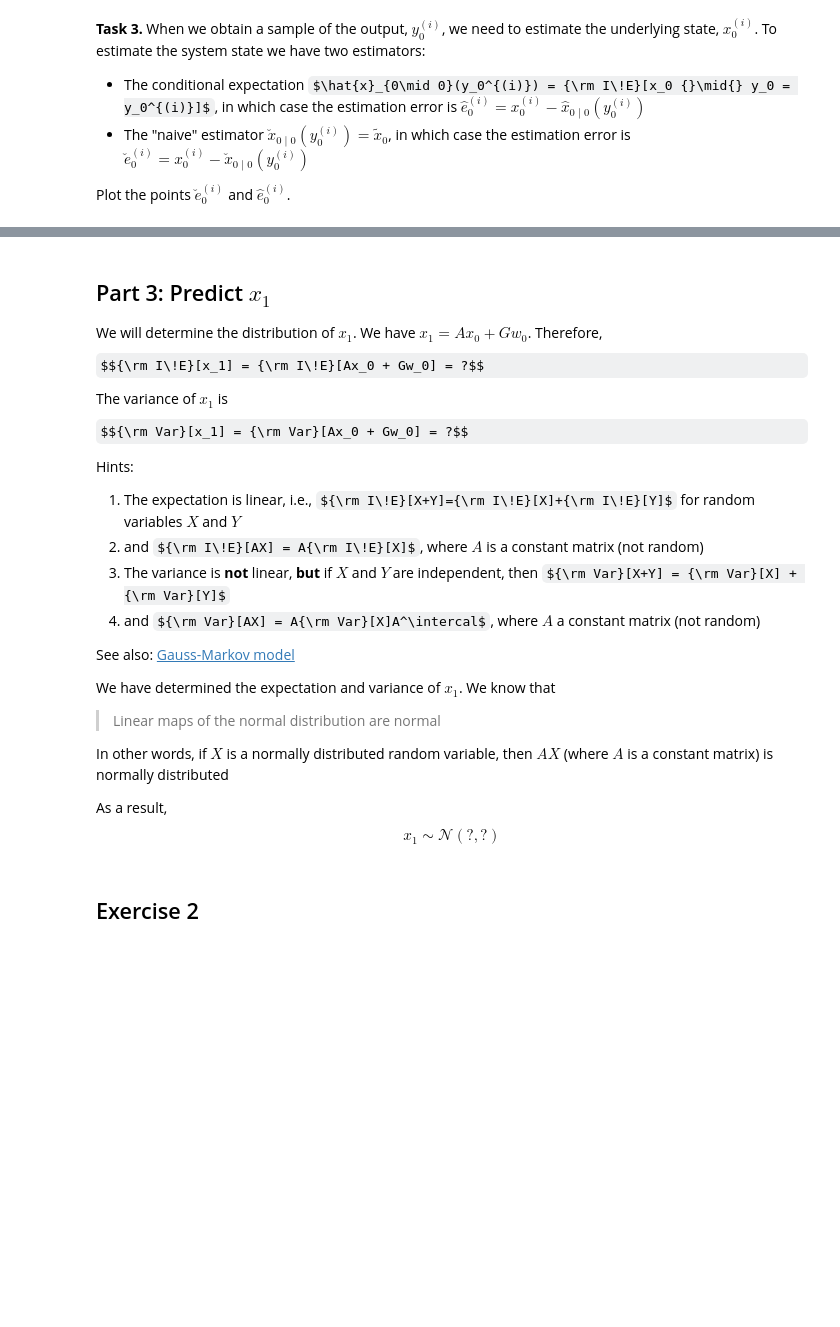
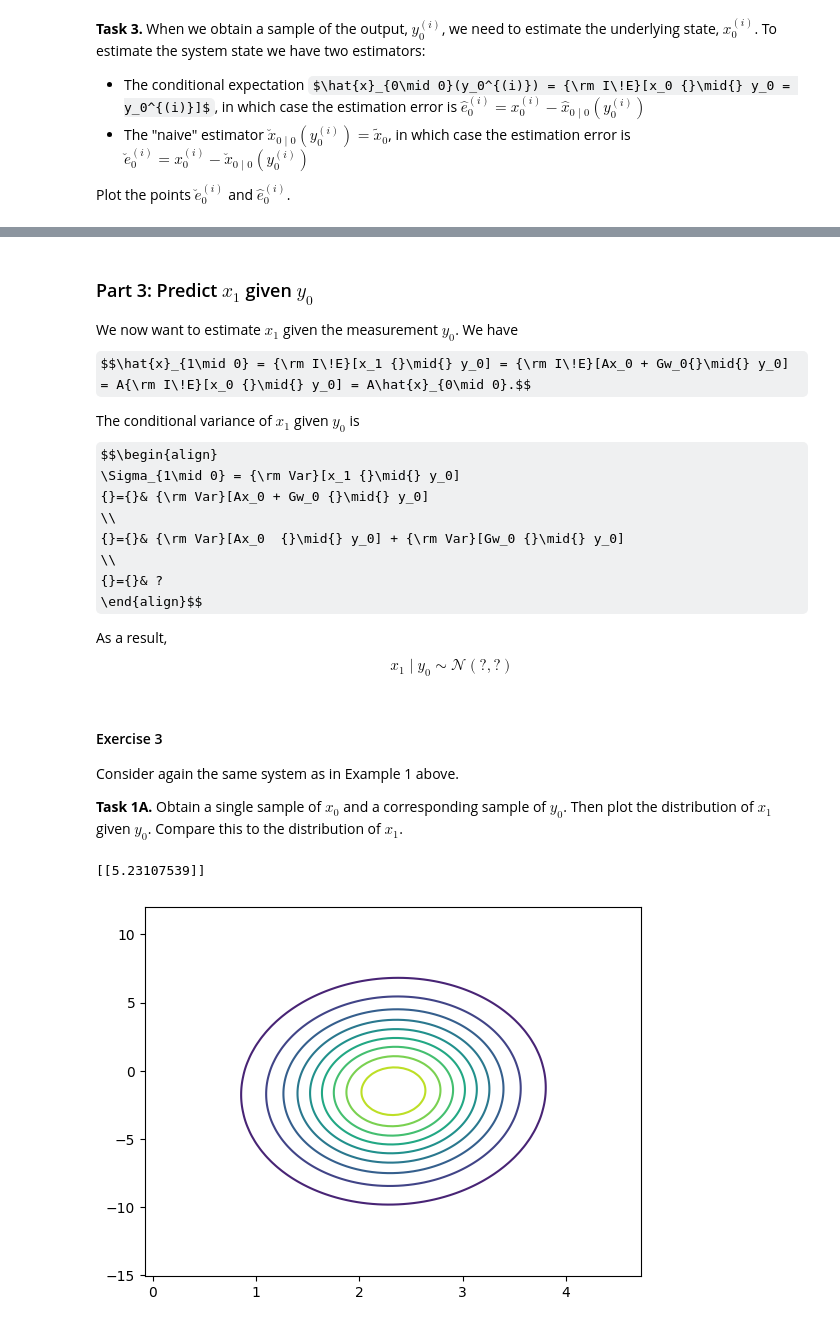
Before and after one commit to Gijinkstra/EstimationTheoryNotebooks, a Jupyter notebook: kalman/kalman_basic.ipynb, the cells around one changed output, grey strips where cells are left out. Cells and saved outputs as stored; diff of their text form; code cells hidden in the pictures; some formulas as TeX source; blank space fills up the shorter version.

Commit message:
KF prediction

```diff
--- a/kalman/kalman_basic.ipynb
+++ b/kalman/kalman_basic.ipynb
@@ -110,26 +162,42 @@ plt.show()
 # %% [markdown]
-## Part 3: Predict $x_1$
+### Part 3: Predict $x_1$ given $y_0$
 
-We will determine the distribution of $x_1$. We have $x_1 = Ax_0 + Gw_0$. Therefore,
-$${\rm I\!E}[x_1] = {\rm I\!E}[Ax_0 + Gw_0] = ?$$
-The variance of $x_1$ is
-$${\rm Var}[x_1] = {\rm Var}[Ax_0 + Gw_0] = ?$$
+We now want to estimate $x_1$ given the measurement $y_0$. We have
+$$\hat{x}_{1\mid 0} = {\rm I\!E}[x_1 {}\mid{} y_0] = {\rm I\!E}[Ax_0 + Gw_0{}\mid{} y_0] = A{\rm I\!E}[x_0 {}\mid{} y_0] = A\hat{x}_{0\mid 0}.$$
 
-Hints:
-1. The expectation is linear, i.e., ${\rm I\!E}[X+Y]={\rm I\!E}[X]+{\rm I\!E}[Y]$ for random variables $X$ and $Y$
-2. and ${\rm I\!E}[AX] = A{\rm I\!E}[X]$, where $A$ is a constant matrix (not random)
-2. The variance is **not** linear, **but** if $X$ and $Y$ are independent, then ${\rm Var}[X+Y] = {\rm Var}[X] + {\rm Var}[Y]$
-3. and ${\rm Var}[AX] = A{\rm Var}[X]A^\intercal$, where $A$ a constant matrix (not random)
-
-See also: [Gauss-Markov model](./gauss_markov.ipynb)
-
-We have determined the expectation and variance of $x_1$. We know that
-
-> Linear maps of the normal distribution are normal
-
-In other words, if $X$ is a normally distributed random variable, then $AX$ (where $A$ is a constant matrix) is normally distributed
+The conditional variance of $x_1$ given $y_0$ is
+$$\begin{align}
+\Sigma_{1\mid 0} = {\rm Var}[x_1 {}\mid{} y_0]
+{}={}& {\rm Var}[Ax_0 + Gw_0 {}\mid{} y_0]
+ \\
+ {}={}& {\rm Var}[Ax_0  {}\mid{} y_0] + {\rm Var}[Gw_0 {}\mid{} y_0]
+ \\
+ {}={}& ?
+\end{align}$$
 
 As a result,
-$$x_1 \sim \mathcal{N}(?,?)$$
+$$x_1 {}\mid{} y_0 \sim \mathcal{N}(?,?)$$
 # %% [markdown]
-## Exercise 2
+#### Exercise 3
+
+Consider again the same system as in Example 1 above.
+
+**Task 1A.** Obtain a single sample of $x_0$ and a corresponding sample of $y_0$. Then plot the distribution of $x_1$ given $y_0$. Compare this to the distribution of $x_1$.
+# %%
+# Task 1A
+A = np.array([[0.5, 0.3], [-0.2, 0.5]])
+Q = np.array([[0.1, 0.05], [0.05, 15]])
+
+x0_sample = np.random.multivariate_normal(x0_mean, x0_var, 1).T # sample of x0
+v0_sample = np.random.normal(0, np.sqrt(R), 1)
+y0_sample = C @ x0_sample + v0_sample
+x0_given_y0 = cond_exp_x0_given_y0(y0_sample[0])
+
+x1_given_y0_mean = A @ x0_given_y0
+x1_given_y0_var = A @ x0_var @ A.T + Q
+
+print(y0_sample)
+plot_2d_normal_pdf(x1_given_y0_mean, x1_given_y0_var)
+# %% [output]
+[[5.23107539]]
+[figure, added]
```
Also changed, not shown: parts of 14 cells of this notebook.
